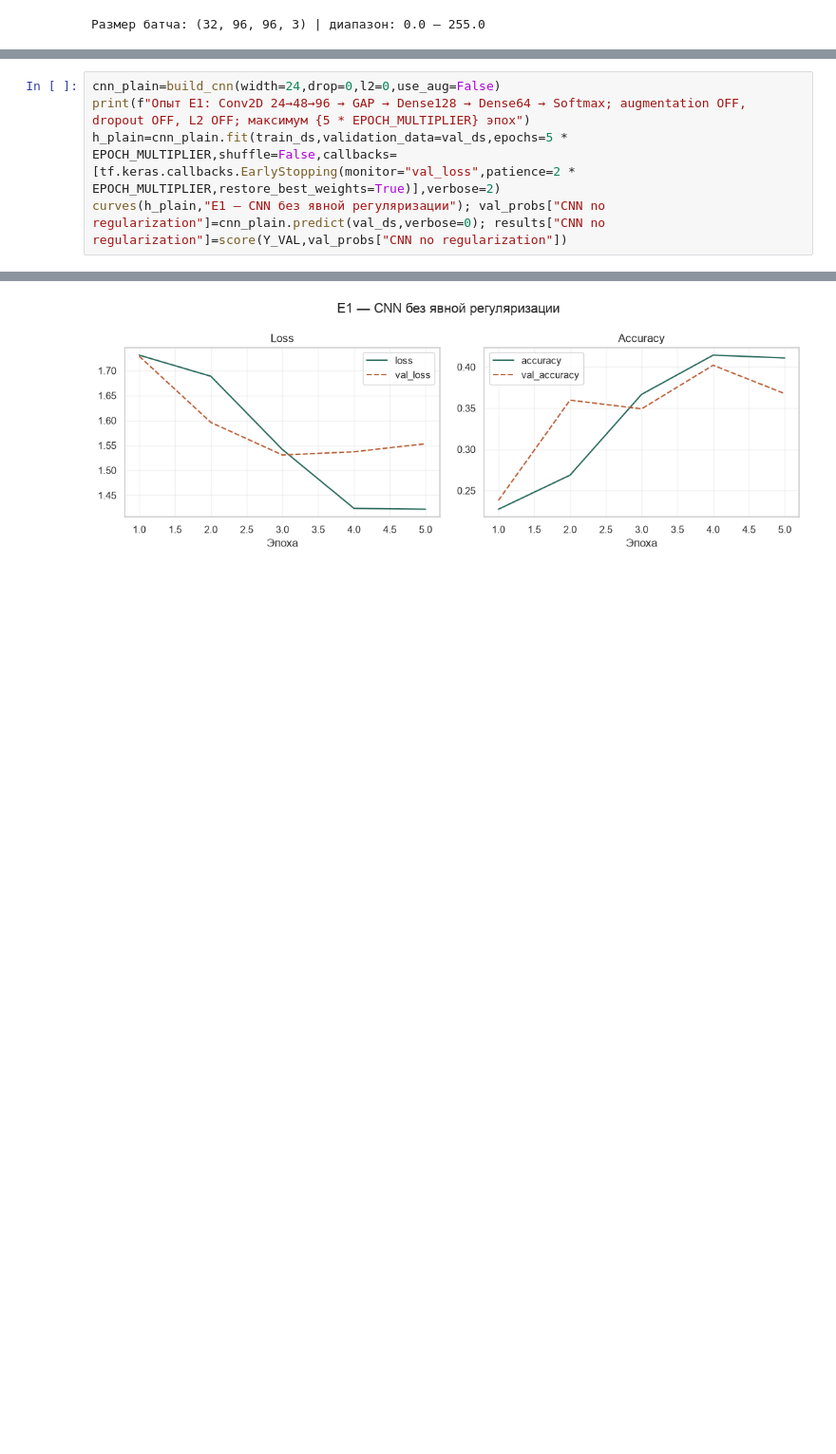
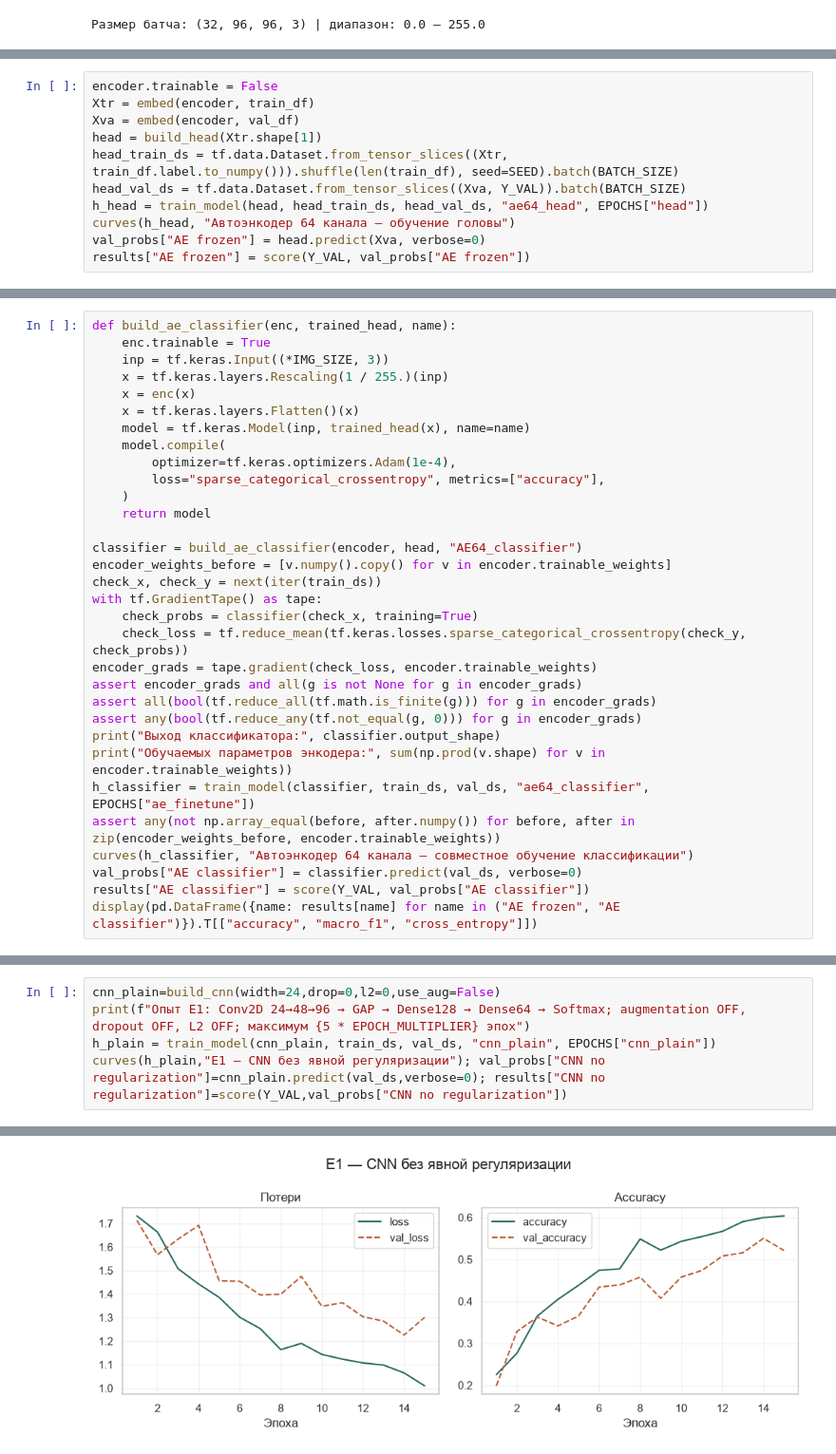
Before and after one commit to Artorias-Abyss/Homework-Leha-1, a Jupyter notebook: ЛР3_вариант6_классификация_отходов_Kaggle.ipynb, the cells around one changed output, grey strips where cells are left out. Shown at 95% size. Saved outputs shown, nothing was run; the diff lists cells and outputs as text; blank space fills up the shorter version.

```diff
--- a/ЛР3_вариант6_классификация_отходов_Kaggle.ipynb
+++ b/ЛР3_вариант6_классификация_отходов_Kaggle.ipynb
@@ -435,0 +519,11 @@ Model: "functional_3"
+# %%
+encoder.trainable = False
+Xtr = embed(encoder, train_df)
+Xva = embed(encoder, val_df)
+head = build_head(Xtr.shape[1])
+head_train_ds = tf.data.Dataset.from_tensor_slices((Xtr, train_df.label.to_numpy())).shuffle(len(train_df), seed=SEED).batch(BATCH_SIZE)
+head_val_ds = tf.data.Dataset.from_tensor_slices((Xva, Y_VAL)).batch(BATCH_SIZE)
+h_head = train_model(head, head_train_ds, head_val_ds, "ae64_head", EPOCHS["head"])
+curves(h_head, "Автоэнкодер 64 канала — обучение головы")
+val_probs["AE frozen"] = head.predict(Xva, verbose=0)
+results["AE frozen"] = score(Y_VAL, val_probs["AE frozen"])
@@ -435,0 +553,32 @@ Model: "functional_3"
+# %%
+def build_ae_classifier(enc, trained_head, name):
+    enc.trainable = True
+    inp = tf.keras.Input((*IMG_SIZE, 3))
+    x = tf.keras.layers.Rescaling(1 / 255.)(inp)
+    x = enc(x)
+    x = tf.keras.layers.Flatten()(x)
+    model = tf.keras.Model(inp, trained_head(x), name=name)
+    model.compile(
+        optimizer=tf.keras.optimizers.Adam(1e-4),
+        loss="sparse_categorical_crossentropy", metrics=["accuracy"],
+    )
+    return model
+
+classifier = build_ae_classifier(encoder, head, "AE64_classifier")
+encoder_weights_before = [v.numpy().copy() for v in encoder.trainable_weights]
+check_x, check_y = next(iter(train_ds))
+with tf.GradientTape() as tape:
+    check_probs = classifier(check_x, training=True)
+    check_loss = tf.reduce_mean(tf.keras.losses.sparse_categorical_crossentropy(check_y, check_probs))
+encoder_grads = tape.gradient(check_loss, encoder.trainable_weights)
+assert encoder_grads and all(g is not None for g in encoder_grads)
+assert all(bool(tf.reduce_all(tf.math.is_finite(g))) for g in encoder_grads)
+assert any(bool(tf.reduce_any(tf.not_equal(g, 0))) for g in encoder_grads)
+print("Выход классификатора:", classifier.output_shape)
+print("Обучаемых параметров энкодера:", sum(np.prod(v.shape) for v in encoder.trainable_weights))
+h_classifier = train_model(classifier, train_ds, val_ds, "ae64_classifier", EPOCHS["ae_finetune"])
+assert any(not np.array_equal(before, after.numpy()) for before, after in zip(encoder_weights_before, encoder.trainable_weights))
+curves(h_classifier, "Автоэнкодер 64 канала — совместное обучение классификации")
+val_probs["AE classifier"] = classifier.predict(val_ds, verbose=0)
+results["AE classifier"] = score(Y_VAL, val_probs["AE classifier"])
+display(pd.DataFrame({name: results[name] for name in ("AE frozen", "AE classifier")}).T[["accuracy", "macro_f1", "cross_entropy"]])
@@ -440,6 +614,6 @@ Model: "functional_3"
 # %%
 cnn_plain=build_cnn(width=24,drop=0,l2=0,use_aug=False)
 print(f"Опыт E1: Conv2D 24→48→96 → GAP → Dense128 → Dense64 → Softmax; augmentation OFF, dropout OFF, L2 OFF; максимум {5 * EPOCH_MULTIPLIER} эпох")
-h_plain=cnn_plain.fit(train_ds,validation_data=val_ds,epochs=5 * EPOCH_MULTIPLIER,shuffle=False,callbacks=[tf.keras.callbacks.EarlyStopping(monitor="val_loss",patience=2 * EPOCH_MULTIPLIER,restore_best_weights=True)],verbose=2)
+h_plain = train_model(cnn_plain, train_ds, val_ds, "cnn_plain", EPOCHS["cnn_plain"])
 curves(h_plain,"E1 — CNN без явной регуляризации"); val_probs["CNN no regularization"]=cnn_plain.predict(val_ds,verbose=0); results["CNN no regularization"]=score(Y_VAL,val_probs["CNN no regularization"])
 # %% [output]
@@ -457,2 +639,2 @@ Epoch 5/5
-[figure, old version]
+[figure, new version]
 # %% [markdown]
```
Also changed, not shown: parts of 33 cells of this notebook, 20 other files.
